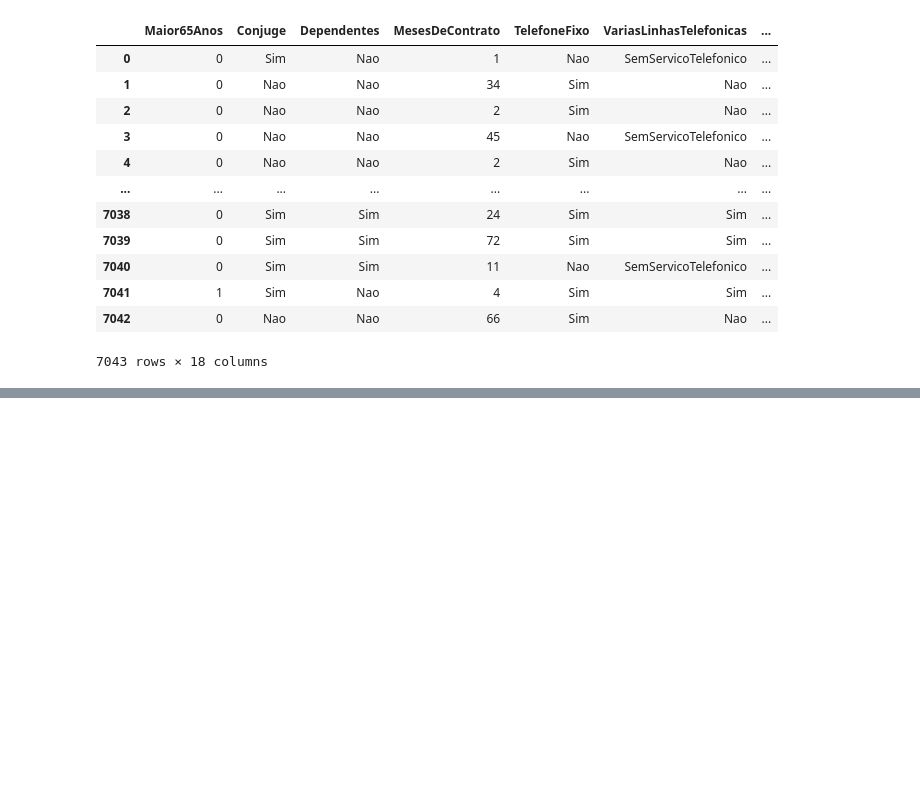
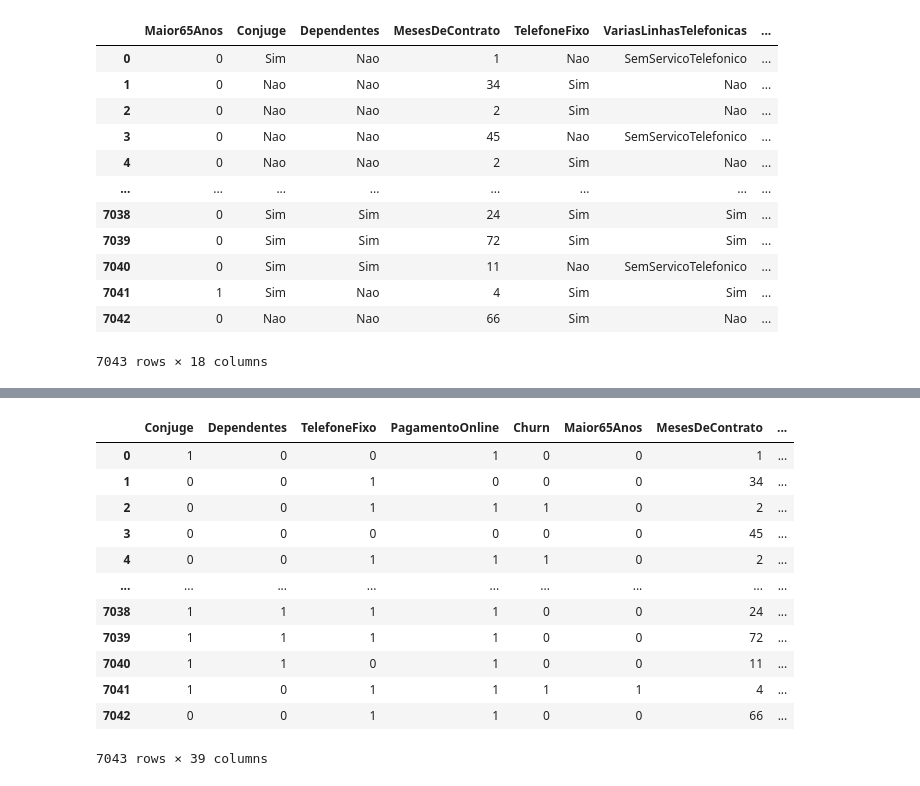
Before and after one commit to FranciscoFoz/machine-learning-training, a Jupyter notebook: 2_HelloWorld_Classificacao.ipynb, the cells around one changed output, grey strips where cells are left out. Saved outputs shown, nothing was run; the diff lists cells and outputs as text; code cells hidden in the pictures; blank space fills up the shorter version.

```diff
--- a/2_HelloWorld_Classificacao.ipynb
+++ b/2_HelloWorld_Classificacao.ipynb
@@ -23,0 +52,19 @@ df
+# %%
+dummie_dados = pd.get_dummies(dados.drop(['Conjuge', 'Dependentes', 'TelefoneFixo', 'PagamentoOnline', 'Churn'], axis=1))
+
+dados_final = pd.concat([dadosmodificados, dummie_dados], axis=1)
+dados_final
+# %% [output]
+|  | Conjuge | Dependentes | TelefoneFixo | PagamentoOnline | Churn | Maior65Anos | MesesDeContrato | ... |
+| 0 | 1 | 0 | 0 | 1 | 0 | 0 | 1 | ... |
+| 1 | 0 | 0 | 1 | 0 | 0 | 0 | 34 | ... |
+| 2 | 0 | 0 | 1 | 1 | 1 | 0 | 2 | ... |
+| 3 | 0 | 0 | 0 | 0 | 0 | 0 | 45 | ... |
+| 4 | 0 | 0 | 1 | 1 | 1 | 0 | 2 | ... |
+| ... | ... | ... | ... | ... | ... | ... | ... | ... |
+| 7038 | 1 | 1 | 1 | 1 | 0 | 0 | 24 | ... |
+| 7039 | 1 | 1 | 1 | 1 | 0 | 0 | 72 | ... |
+| 7040 | 1 | 1 | 0 | 1 | 0 | 0 | 11 | ... |
+| 7041 | 1 | 0 | 1 | 1 | 1 | 1 | 4 | ... |
+| 7042 | 0 | 0 | 1 | 1 | 0 | 0 | 66 | ... |
+7043 rows × 39 columns
```
Also changed, not shown: parts of 30 cells of this notebook.
